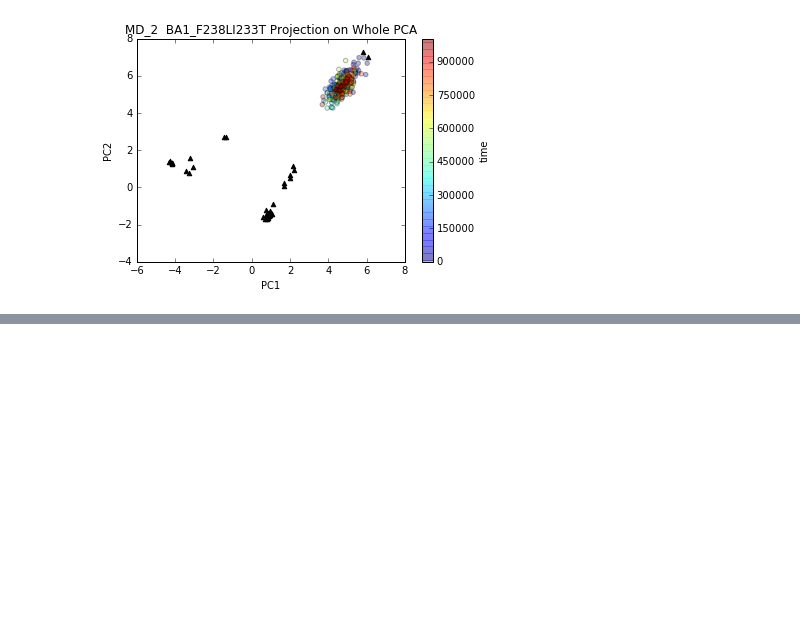
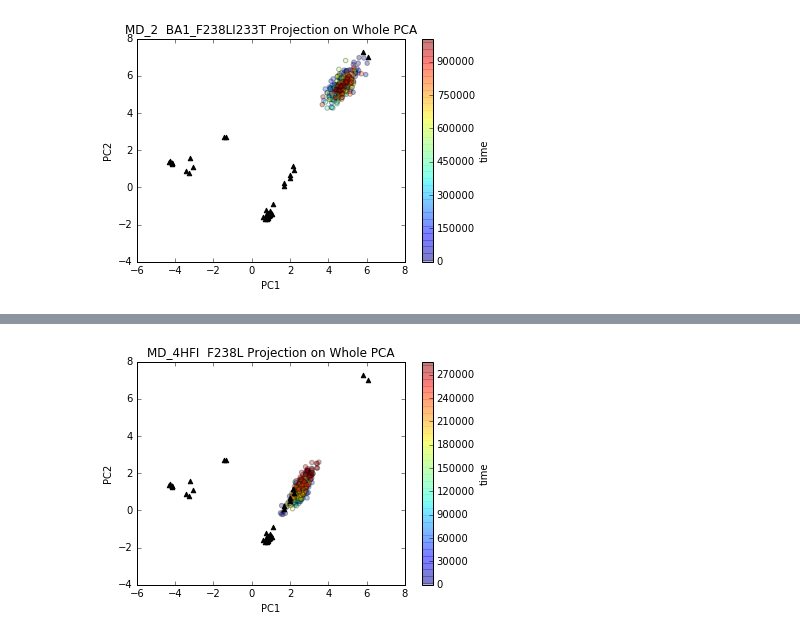
Before and after one commit to chemlove/md_data_analysis, a Jupyter notebook: Projection_of_MD_on_ensemble_pca.ipynb, the cells around one changed output, grey strips where cells are left out. Saved outputs shown, nothing was run; the diff lists cells and outputs as text; code cells hidden in the pictures; blank space fills up the shorter version.

```diff
--- a/Projection_of_MD_on_ensemble_pca.ipynb
+++ b/Projection_of_MD_on_ensemble_pca.ipynb
@@ -107,0 +120,4 @@ projection_on_pca("2",'BA1_F238LI233T')
+# %%
+projection_on_pca("4HFI","F238L")
+# %% [output]
+[figure, added]
```
Also changed, not shown: parts of 20 cells of this notebook, 5 other files.
